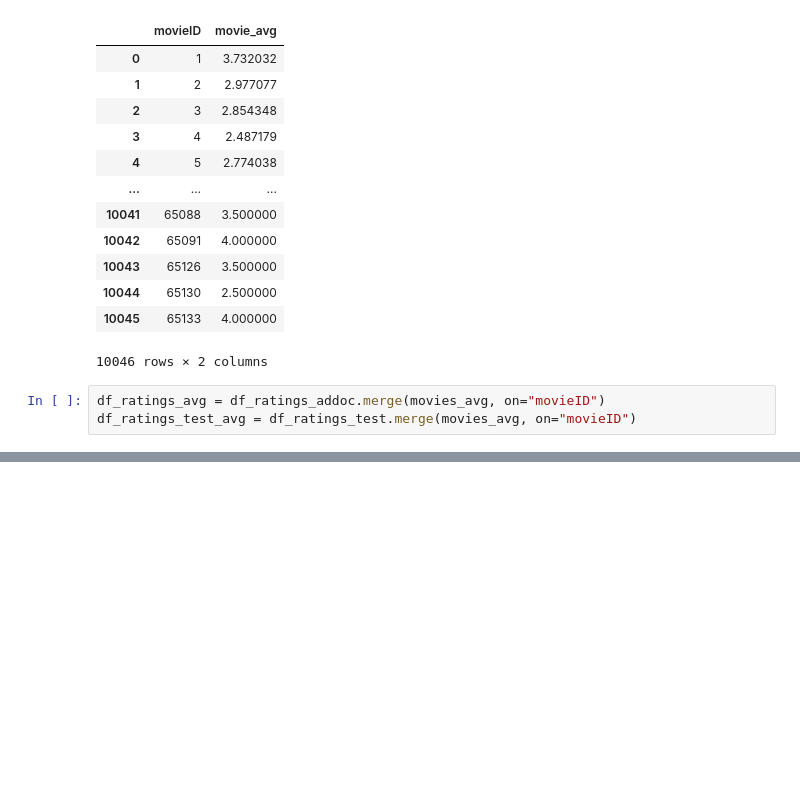
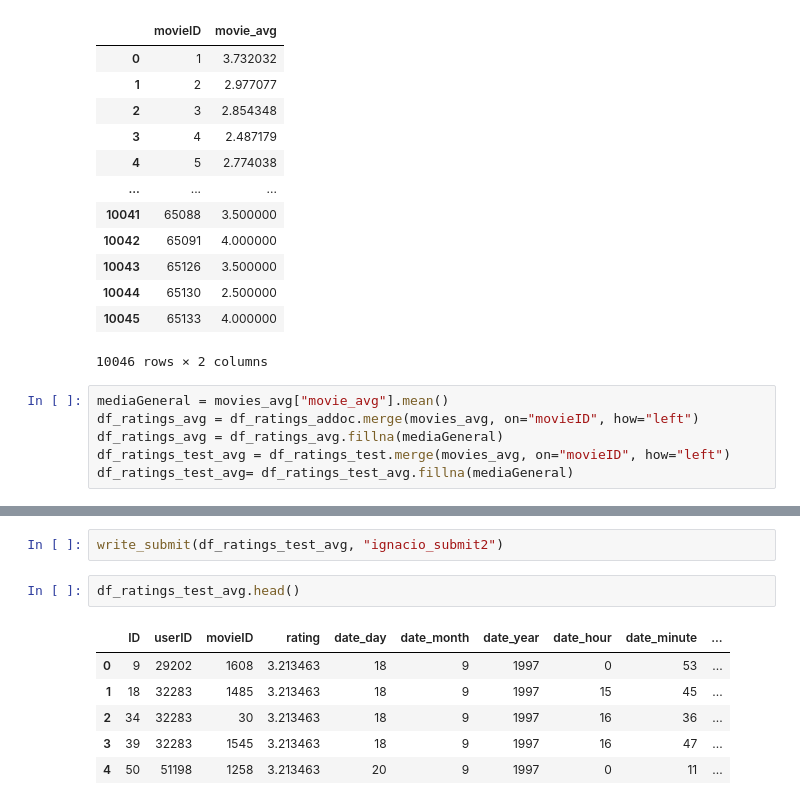
Before and after one commit to naio83/SistemasDeRecomendacion, a Jupyter notebook: practica_clase3/prediccion_2.ipynb, the cells around one changed output, grey strips where cells are left out. Drawn from its saved outputs; the diff is of its cells as text; blank space fills up the shorter version.

```diff
--- a/practica_clase3/prediccion_2.ipynb
+++ b/practica_clase3/prediccion_2.ipynb
@@ -196,6 +195,9 @@ movies_avg
 | 10045 | 65133 | 4.000000 |
 10046 rows × 2 columns
 # %%
-df_ratings_avg = df_ratings_addoc.merge(movies_avg, on="movieID")
-df_ratings_test_avg = df_ratings_test.merge(movies_avg, on="movieID")
+mediaGeneral = movies_avg["movie_avg"].mean()
+df_ratings_avg = df_ratings_addoc.merge(movies_avg, on="movieID", how="left")
+df_ratings_avg = df_ratings_avg.fillna(mediaGeneral)
+df_ratings_test_avg = df_ratings_test.merge(movies_avg, on="movieID", how="left")
+df_ratings_test_avg= df_ratings_test_avg.fillna(mediaGeneral)
 # %%
@@ -218,0 +251,11 @@ test:   231027 231027
+# %%
+write_submit(df_ratings_test_avg, "ignacio_submit2")
+# %%
+df_ratings_test_avg.head()
+# %% [output]
+|  | ID | userID | movieID | rating | date_day | date_month | date_year | date_hour | date_minute | ... |
+| 0 | 9 | 29202 | 1608 | 3.213463 | 18 | 9 | 1997 | 0 | 53 | ... |
+| 1 | 18 | 32283 | 1485 | 3.213463 | 18 | 9 | 1997 | 15 | 45 | ... |
+| 2 | 34 | 32283 | 30 | 3.213463 | 18 | 9 | 1997 | 16 | 36 | ... |
+| 3 | 39 | 32283 | 1545 | 3.213463 | 18 | 9 | 1997 | 16 | 47 | ... |
+| 4 | 50 | 51198 | 1258 | 3.213463 | 20 | 9 | 1997 | 0 | 11 | ... |
```
Also changed, not shown: parts of 23 cells of this notebook, 1 other file.
